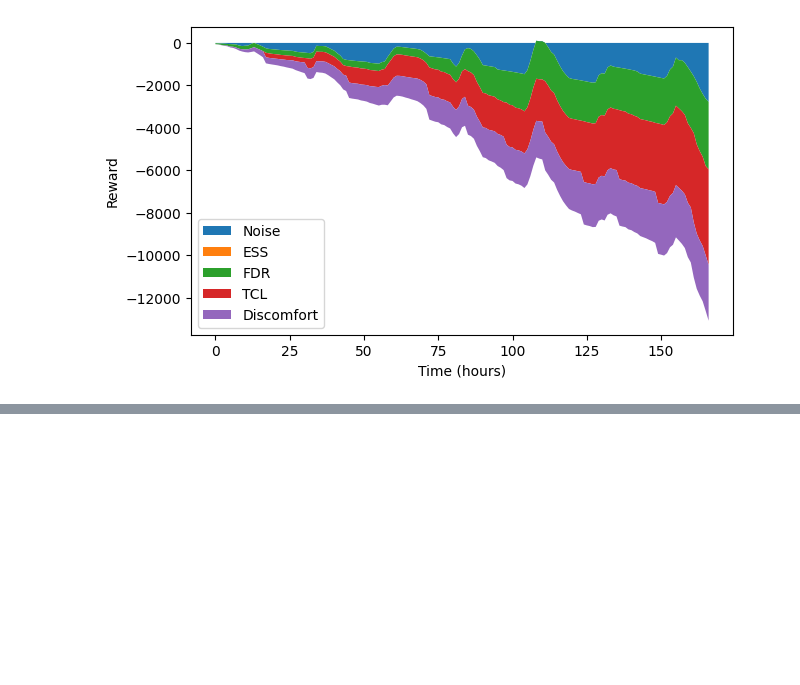
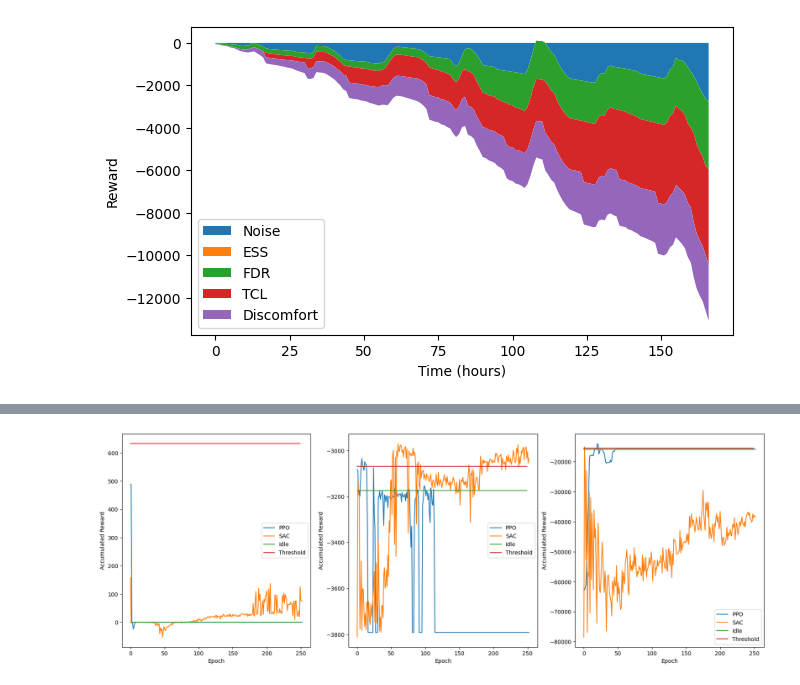
Before and after one commit to TimWalter/smart-energy-controller, a Jupyter notebook: src/figures.ipynb, the cells around one changed output, grey strips where cells are left out. Saved outputs shown, nothing was run; the diff lists cells and outputs as text; code cells hidden in the pictures; blank space fills up the shorter version.

```diff
--- a/src/figures.ipynb
+++ b/src/figures.ipynb
@@ -75,0 +432,20 @@ plt.show()
+# %%
+runs_ess = load_results("./logs/ess")
+runs_fdr = load_results("./logs/fdr")
+runs_tcl = load_results("./logs/tcl")
+# %%
+fig, ax = plt.subplots(1, 3, figsize=(21, 7))  # 1 row, 3 columns
+
+for i, data in enumerate([runs_ess, runs_fdr, runs_tcl]):
+    ax[i].plot(data["ppo_hypo2"], label="PPO")
+    ax[i].plot(data["sac_hypo2"], label="SAC")
+    ax[i].plot([data["idle_hypo2"][0]]*250, label="Idle")
+    ax[i].plot([data["single-threshold_hypo2"][0]]*250, label="Threshold")
+
+    ax[i].legend()
+    ax[i].set_ylabel("Accumulated Reward")
+    ax[i].set_xlabel("Epoch")
+
+plt.show()
+# %% [output]
+[figure, added]
```
Also changed, not shown: parts of 30 cells of this notebook, 24 other files.
